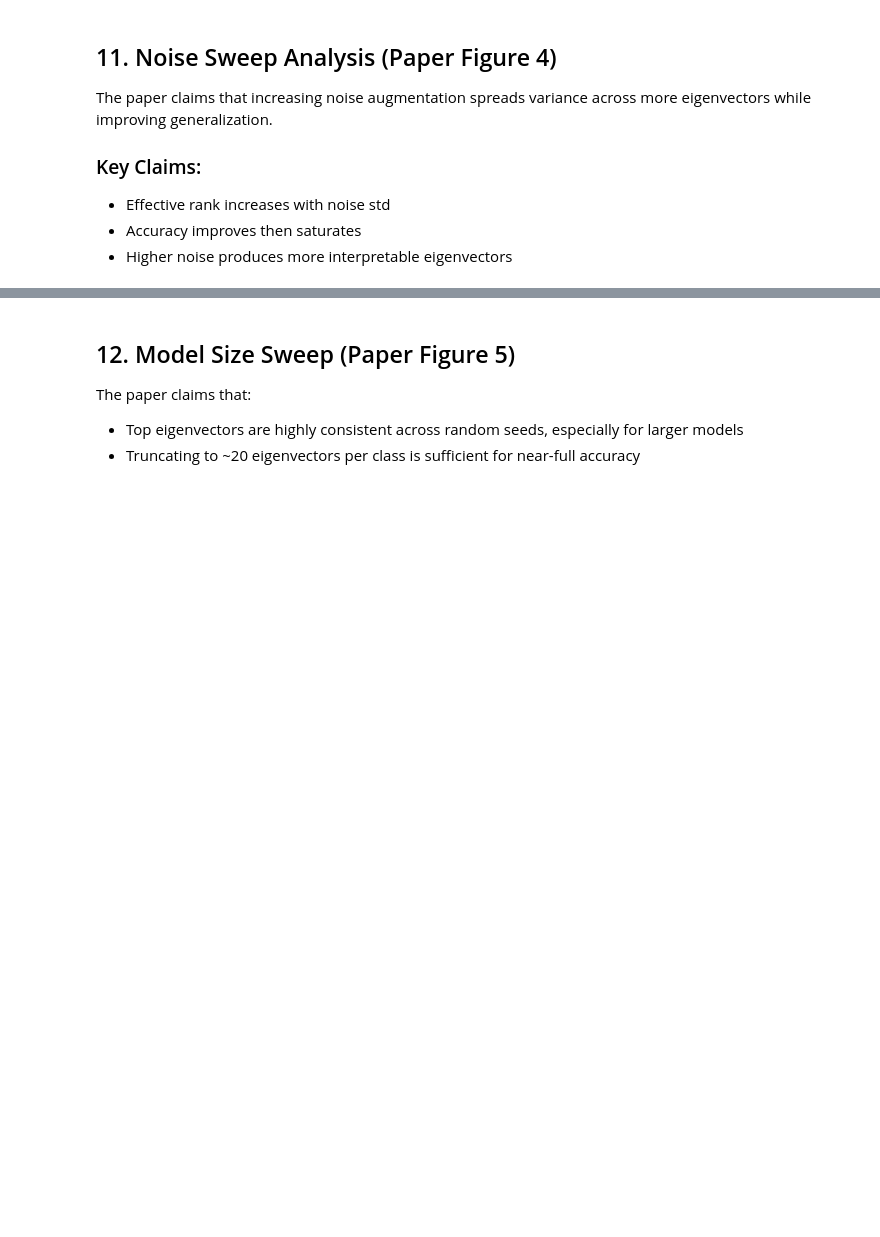
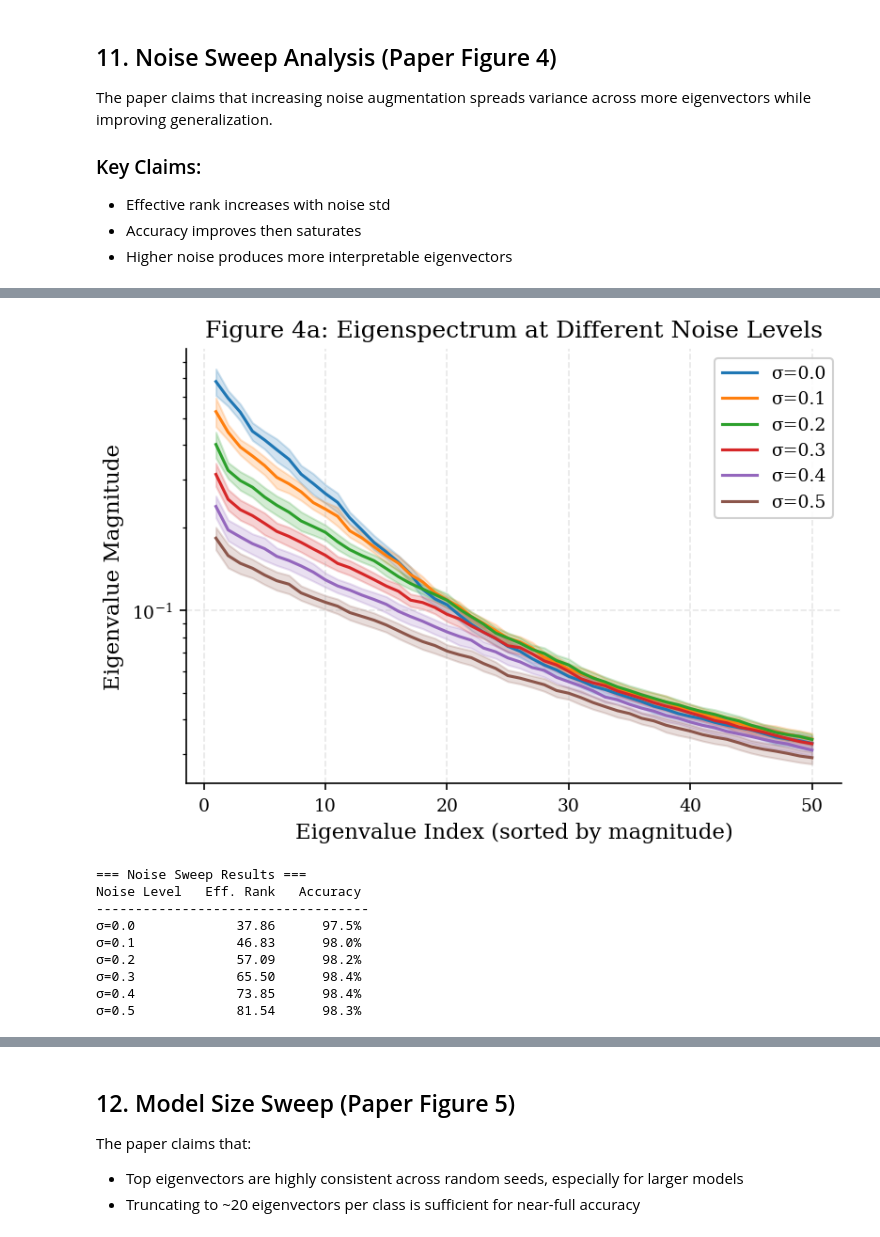
Before and after one commit to erlichon/UvA_FACT_2025, a Jupyter notebook: notebooks/01_reproduction_vision.ipynb, the cells around one changed output, grey strips where cells are left out. Saved outputs shown, nothing was run; the diff lists cells and outputs as text; code cells hidden in the pictures; blank space fills up the shorter version.

```diff
--- a/notebooks/01_reproduction_vision.ipynb
+++ b/notebooks/01_reproduction_vision.ipynb
@@ -571,0 +510,54 @@ else:
+# %%
+# Figure 4: Noise Sweep Analysis
+# Shows how noise augmentation affects eigenspectrum and learned representations
+from src.vision.spectral import load_checkpoint_eigenvalues, effective_rank
+from src.plot_utils import plot_eigenspectrum_comparison
+
+# Load noise sweep checkpoints (seed 42 for visualization)
+noise_data = {}
+NOISE_LEVELS = [0.0, 0.1, 0.2, 0.3, 0.4, 0.5]
+
+for sigma in NOISE_LEVELS:
+    ckpt_path = NOISE_SWEEP_CHECKPOINTS / f"mnist_noise_{sigma:.1f}_seed42.pt"
+    if not ckpt_path.exists():
+        ckpt_path = NOISE_SWEEP_CHECKPOINTS / f"mnist_noise_{sigma}_seed42.pt"
+    if ckpt_path.exists():
+        ckpt = torch.load(str(ckpt_path), map_location='cpu', weights_only=False)
+        noise_data[f"σ={sigma}"] = {
+            'eigenvalues': ckpt['eigenvalues'],
+            'eigenvectors': ckpt['eigenvectors'],
+            'accuracy': ckpt['metrics'].get('val_acc', ckpt['metrics'].get('test_acc', 0)),
+            'eff_rank': effective_rank(ckpt['eigenvalues']).mean().item()
+        }
+
+if noise_data:
+    # Figure 4a: Eigenspectrum comparison across noise levels
+    eigenvalues_dict = {k: v['eigenvalues'] for k, v in noise_data.items()}
+    fig = plot_eigenspectrum_comparison(
+        eigenvalues_dict,
+        title="Figure 4a: Eigenspectrum at Different Noise Levels",
+        top_k=50
+    )
+    plt.show()
+
+    # Summary table
+    print("\n=== Noise Sweep Results ===")
+    print(f"{'Noise Level':<12} {'Eff. Rank':>10} {'Accuracy':>10}")
+    print("-" * 35)
+    for name, data in noise_data.items():
+        print(f"{name:<12} {data['eff_rank']:>10.2f} {data['accuracy']*100:>9.1f}%")
+else:
+    print("No noise sweep checkpoints found in:", NOISE_SWEEP_CHECKPOINTS)
+    print("\nTo generate noise sweep checkpoints, run:")
+    print("  ./scripts/train/run_vision.sh train noise")
+# %% [output]
+[figure, added]
+=== Noise Sweep Results ===
+Noise Level   Eff. Rank   Accuracy
+-----------------------------------
+σ=0.0             37.86      97.5%
+σ=0.1             46.83      98.0%
+σ=0.2             57.09      98.2%
+σ=0.3             65.50      98.4%
+σ=0.4             73.85      98.4%
+σ=0.5             81.54      98.3%
```
Also changed, not shown: parts of 15 cells of this notebook, 18 other files.
